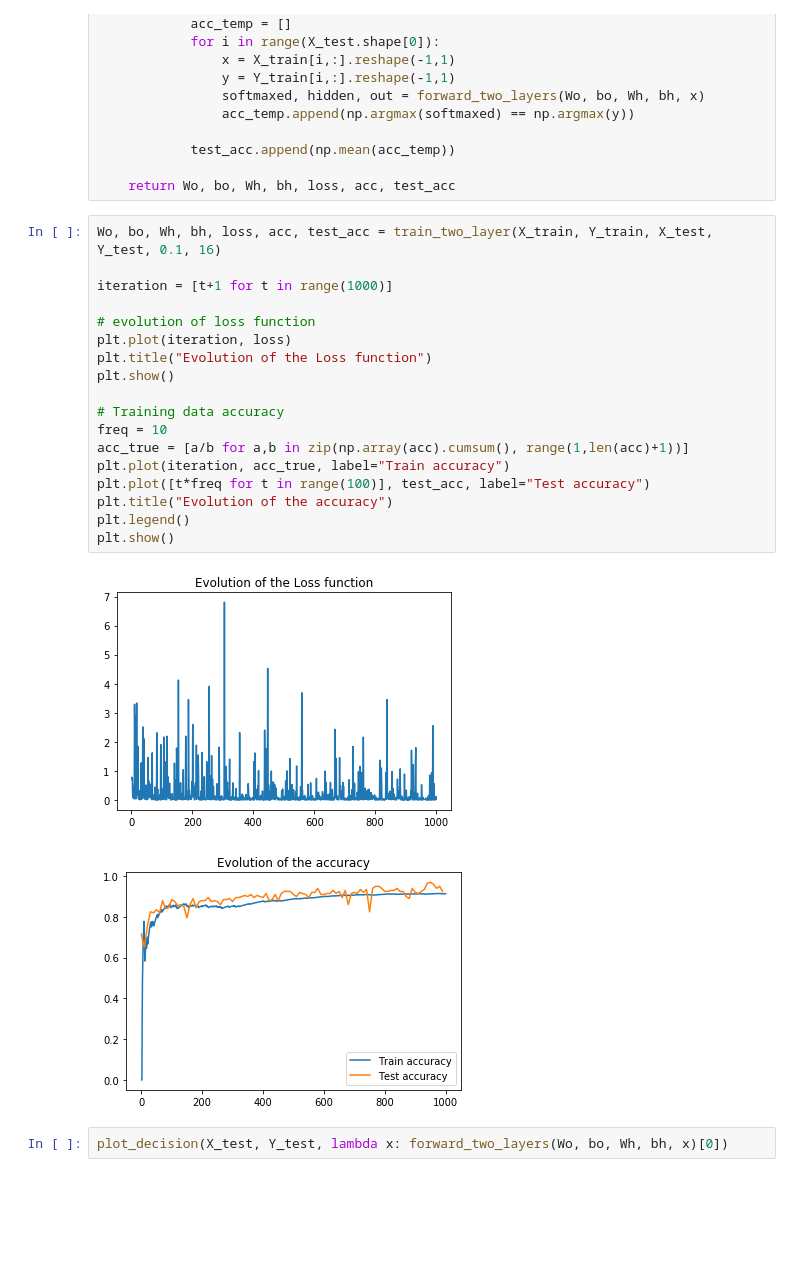
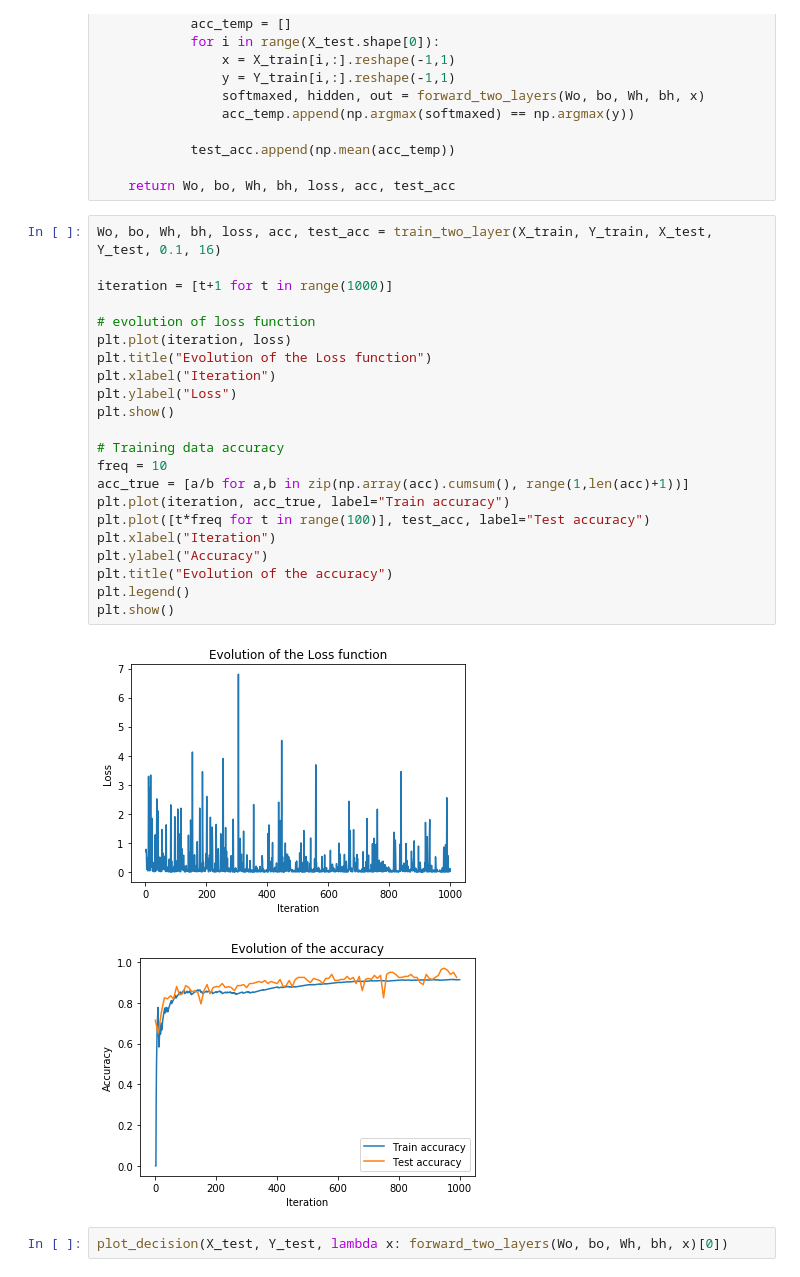
Before and after one commit to mathdoug/INF554, a Jupyter notebook: lab6/Assignment.ipynb, the cells around one changed output. Saved outputs shown, nothing was run; the diff lists cells and outputs as text; blank space fills up the shorter version.

```diff
--- a/lab6/Assignment.ipynb
+++ b/lab6/Assignment.ipynb
@@ -599,24 +605,28 @@ def train_two_layer(X_train, Y_train, X_test, Y_test, lr, n_hidden,
 # %%
 Wo, bo, Wh, bh, loss, acc, test_acc = train_two_layer(X_train, Y_train, X_test, Y_test, 0.1, 16)
 
 iteration = [t+1 for t in range(1000)]
 
 # evolution of loss function
 plt.plot(iteration, loss)
 plt.title("Evolution of the Loss function")
+plt.xlabel("Iteration")
+plt.ylabel("Loss")
 plt.show()
 
 # Training data accuracy
 freq = 10
 acc_true = [a/b for a,b in zip(np.array(acc).cumsum(), range(1,len(acc)+1))]
 plt.plot(iteration, acc_true, label="Train accuracy")
 plt.plot([t*freq for t in range(100)], test_acc, label="Test accuracy")
+plt.xlabel("Iteration")
+plt.ylabel("Accuracy")
 plt.title("Evolution of the accuracy")
 plt.legend()
 plt.show()
 # %% [output]
-[figure, old version]
+[figure, new version]
-[figure, old version]
+[figure, new version]
 # %%
 plot_decision(X_test, Y_test, lambda x: forward_two_layers(Wo, bo, Wh, bh, x)[0])
 # %% [output]
```
Also changed, not shown: parts of 9 cells of this notebook.
